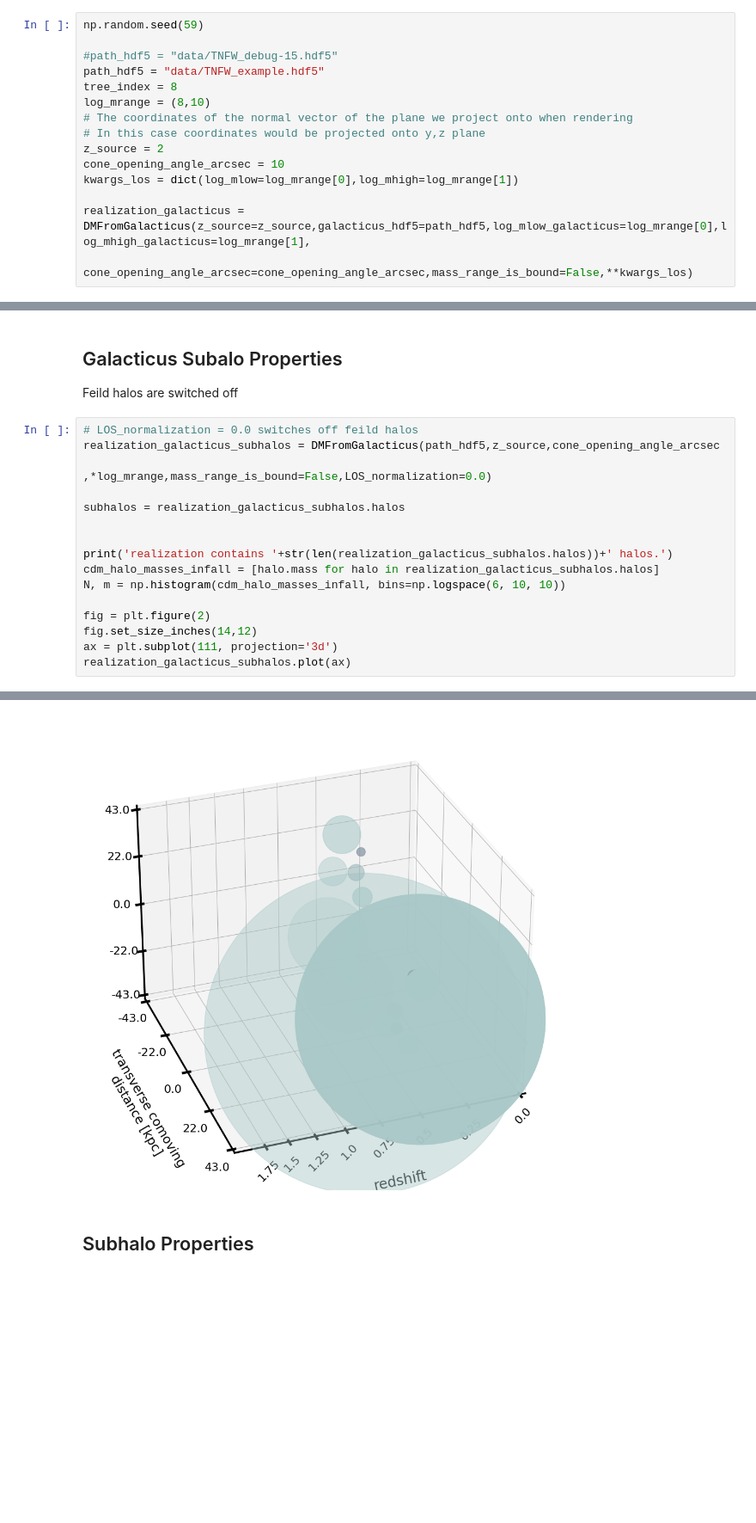
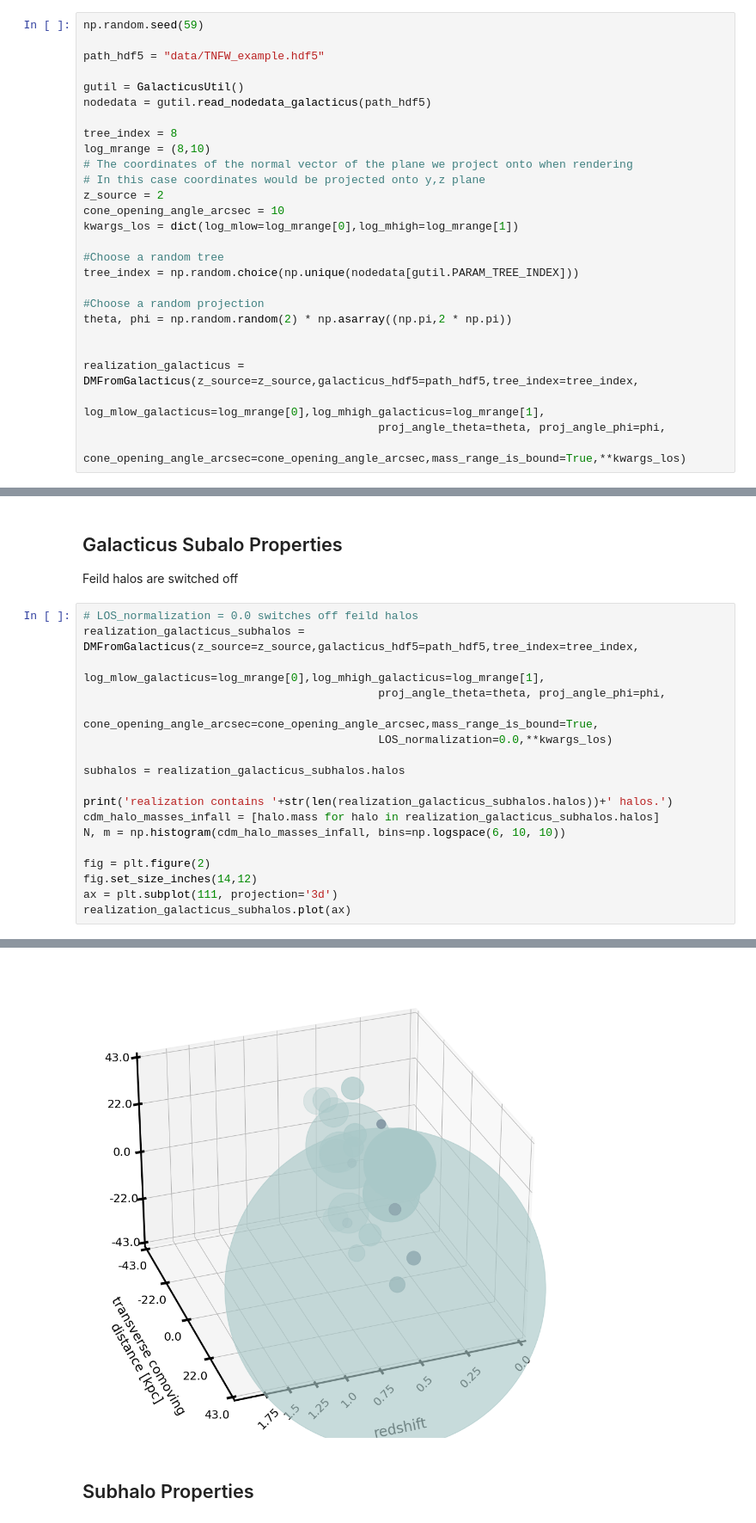
Before and after one commit to dangilman/pyHalo, a Jupyter notebook: example_notebooks/from_galacticus.ipynb, the cells around one changed output, grey strips where cells are left out. Shown at 86% size. Saved outputs shown, nothing was run; the diff lists cells and outputs as text; blank space fills up the shorter version.

```diff
--- a/example_notebooks/from_galacticus.ipynb
+++ b/example_notebooks/from_galacticus.ipynb
@@ -19,8 +19,11 @@ Create a single realization from galacticus output
 # %%
 np.random.seed(59)
 
-#path_hdf5 = "data/TNFW_debug-15.hdf5"
 path_hdf5 = "data/TNFW_example.hdf5"
+
+gutil = GalacticusUtil()
+nodedata = gutil.read_nodedata_galacticus(path_hdf5)
+
 tree_index = 8
 log_mrange = (8,10)
 # The coordinates of the normal vector of the plane we project onto when rendering
@@ -29,8 +32,17 @@ z_source = 2
 cone_opening_angle_arcsec = 10
 kwargs_los = dict(log_mlow=log_mrange[0],log_mhigh=log_mrange[1])
 
-realization_galacticus = DMFromGalacticus(z_source=z_source,galacticus_hdf5=path_hdf5,log_mlow_galacticus=log_mrange[0],log_mhigh_galacticus=log_mrange[1],
-                                            cone_opening_angle_arcsec=cone_opening_angle_arcsec,mass_range_is_bound=False,**kwargs_los)
+#Choose a random tree
+tree_index = np.random.choice(np.unique(nodedata[gutil.PARAM_TREE_INDEX]))
+
+#Choose a random projection
+theta, phi = np.random.random(2) * np.asarray((np.pi,2 * np.pi))
+
+
+realization_galacticus = DMFromGalacticus(z_source=z_source,galacticus_hdf5=path_hdf5,tree_index=tree_index,
+                                            log_mlow_galacticus=log_mrange[0],log_mhigh_galacticus=log_mrange[1],
+                                            proj_angle_theta=theta, proj_angle_phi=phi,
+                                            cone_opening_angle_arcsec=cone_opening_angle_arcsec,mass_range_is_bound=True,**kwargs_los)
 # %%
 print('realization contains '+str(len(realization_galacticus.halos))+' halos.')
 cdm_halo_masses_infall = [halo.mass for halo in realization_galacticus.halos]
@@ -55,11 +67,13 @@ realization contains 144 halos.
 Feild halos are switched off
 # %%
 # LOS_normalization = 0.0 switches off feild halos
-realization_galacticus_subhalos = DMFromGalacticus(path_hdf5,z_source,cone_opening_angle_arcsec
-                                                   ,*log_mrange,mass_range_is_bound=False,LOS_normalization=0.0)
+realization_galacticus_subhalos = DMFromGalacticus(z_source=z_source,galacticus_hdf5=path_hdf5,tree_index=tree_index,
+                                            log_mlow_galacticus=log_mrange[0],log_mhigh_galacticus=log_mrange[1],
+                                            proj_angle_theta=theta, proj_angle_phi=phi,
+                                            cone_opening_angle_arcsec=cone_opening_angle_arcsec,mass_range_is_bound=True,
+                                            LOS_normalization=0.0,**kwargs_los)
 
 subhalos = realization_galacticus_subhalos.halos
-
 
 print('realization contains '+str(len(realization_galacticus_subhalos.halos))+' halos.')
 cdm_halo_masses_infall = [halo.mass for halo in realization_galacticus_subhalos.halos]
@@ -74,4 +88,4 @@ realization contains 19 halos.
-[figure, old version]
+[figure, new version]
 # %% [markdown]
 ## Subhalo Properties
 # %% [markdown]
```
Also changed, not shown: parts of 11 cells of this notebook, 2 other files.
